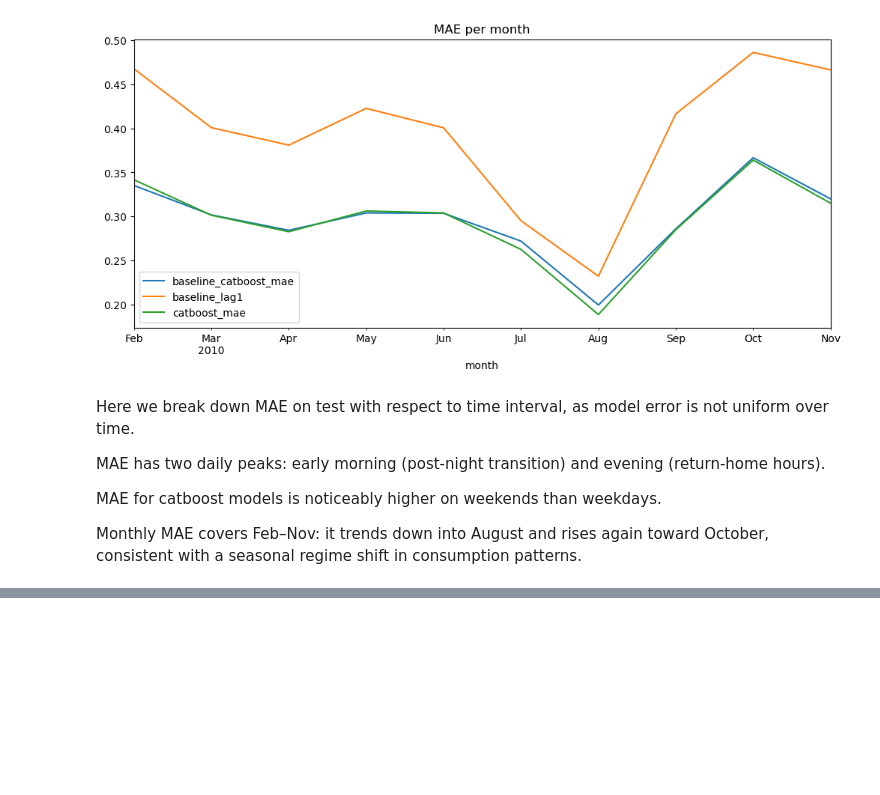
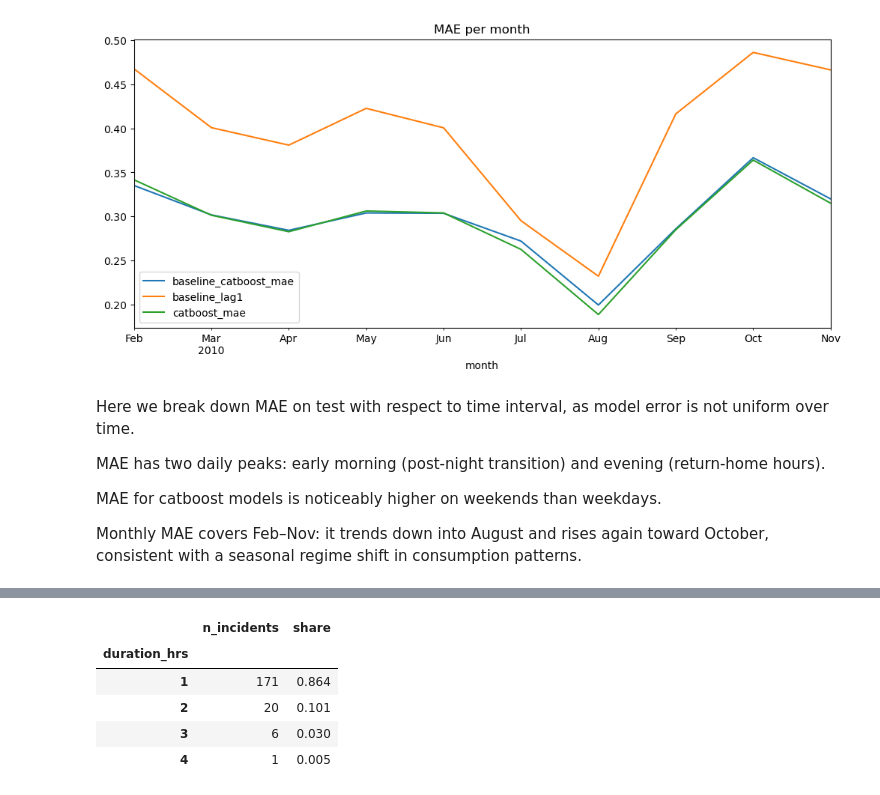
Before and after one commit to sysakm/housepower, a Jupyter notebook: report.ipynb, the cells around one changed output, grey strips where cells are left out. Saved outputs shown, nothing was run; the diff lists cells and outputs as text; code cells hidden in the pictures; blank space fills up the shorter version.

```diff
--- a/report.ipynb
+++ b/report.ipynb
@@ -124,0 +229,10 @@ Monthly MAE covers Feb–Nov: it trends down into August and rises again toward
+# %%
+pd.DataFrame({'n_incidents' : alert_df['duration_hrs'].value_counts(),
+              'share': np.round(alert_df['duration_hrs'].value_counts(normalize=True), 3)})
+# %% [output]
+|  | n_incidents | share |
+| duration_hrs |  |  |
+| 1 | 171 | 0.864 |
+| 2 | 20 | 0.101 |
+| 3 | 6 | 0.030 |
+| 4 | 1 | 0.005 |
```
Also changed, not shown: parts of 16 cells of this notebook.
